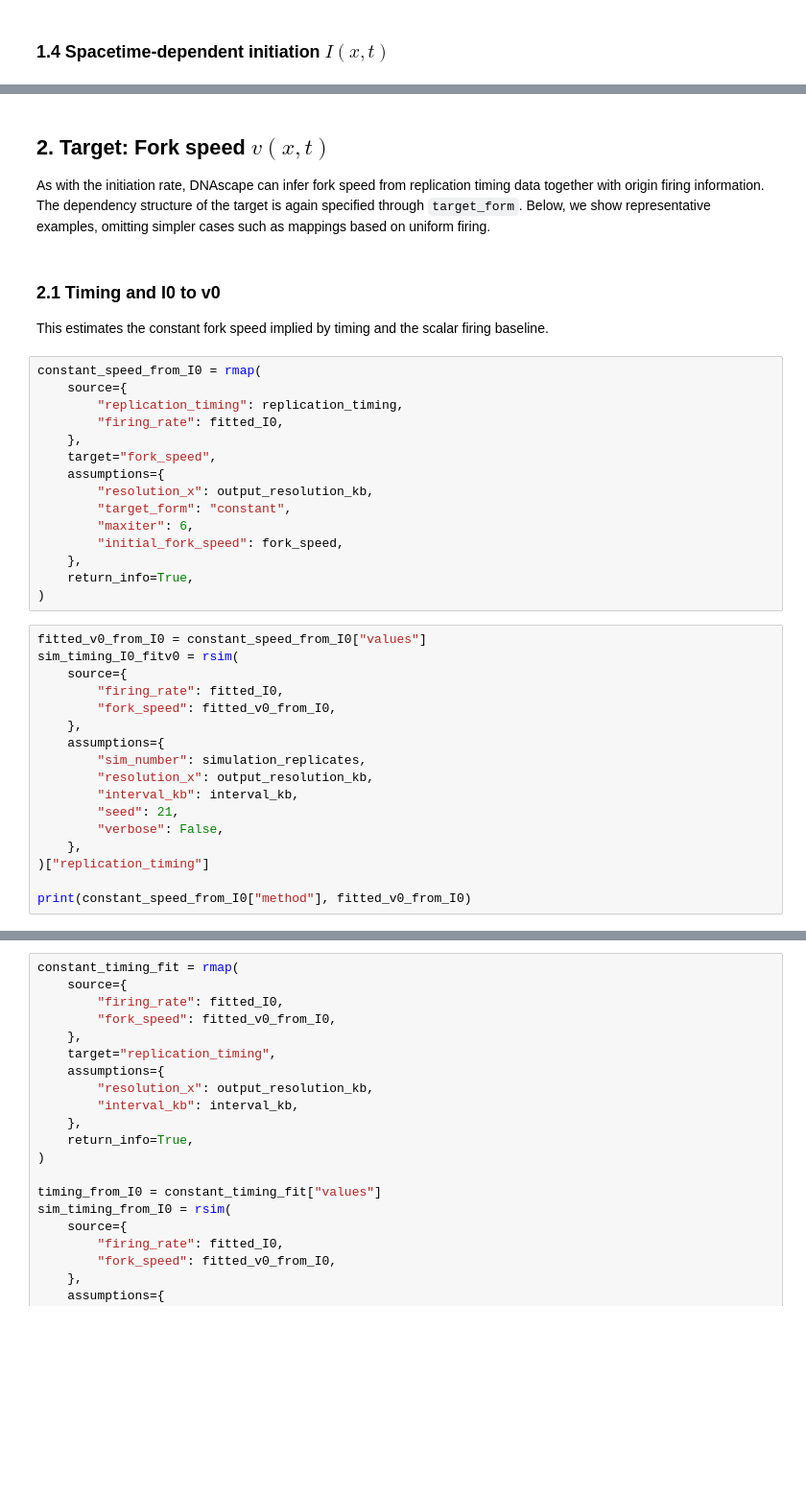
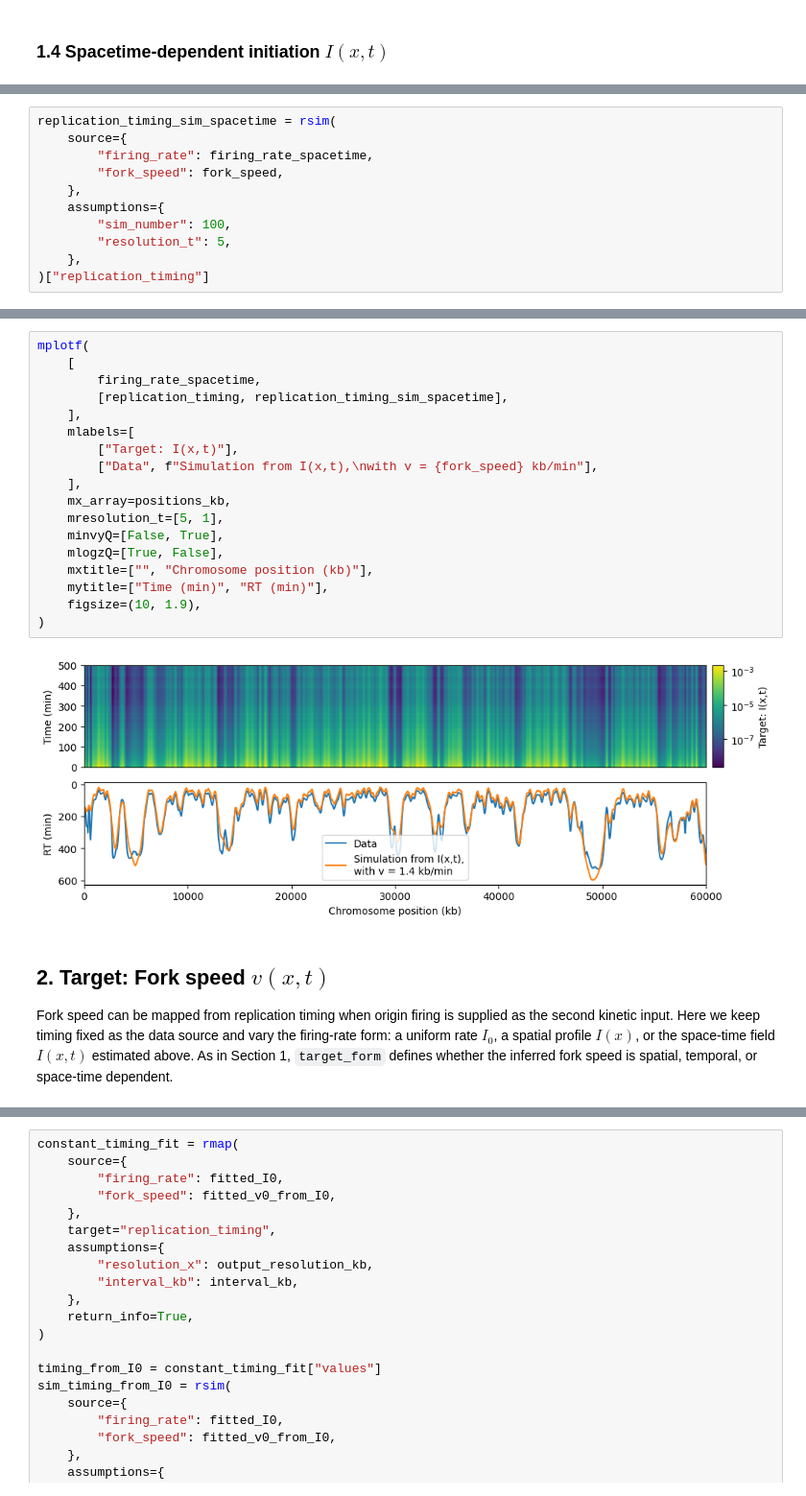
Before and after one commit to fberkemeier/DNAscape, a Jupyter notebook: examples/2_mapping.ipynb, the cells around one changed output, grey strips where cells are left out. Shown at 96% size. Drawn from its saved outputs; the diff is of its cells as text; blank space fills up the shorter version.

```diff
--- a/examples/2_mapping.ipynb
+++ b/examples/2_mapping.ipynb
@@ -196,0 +296,11 @@ mplotf(
+# %%
+replication_timing_sim_spacetime = rsim(
+    source={
+        "firing_rate": firing_rate_spacetime,
+        "fork_speed": fork_speed,
+    },
+    assumptions={
+        "sim_number": 100,
+        "resolution_t": 5,
+    },
+)["replication_timing"]
@@ -197,40 +309,24 @@ mplotf(
+# %%
+mplotf(
+    [
+        firing_rate_spacetime,
+        [replication_timing, replication_timing_sim_spacetime],
+    ],
+    mlabels=[
+        ["Target: I(x,t)"],
+        ["Data", f"Simulation from I(x,t),\nwith v = {fork_speed} kb/min"],
+    ],
+    mx_array=positions_kb,
+    mresolution_t=[5, 1],
+    minvyQ=[False, True],
+    mlogzQ=[True, False],
+    mxtitle=["", "Chromosome position (kb)"],
+    mytitle=["Time (min)", "RT (min)"],
+    figsize=(10, 1.9),
+)
+# %% [output]
+[figure, added]
 # %% [markdown]
 ## 2. Target: Fork speed $v(x,t)$
 
-As with the initiation rate, DNAscape can infer fork speed from replication timing data together with origin firing information. The dependency structure of the target is again specified through `target_form`. Below, we show representative examples, omitting simpler cases such as mappings based on uniform firing.
+Fork speed can be mapped from replication timing when origin firing is supplied as the second kinetic input. Here we keep timing fixed as the data source and vary the firing-rate form: a uniform rate $I_0$, a spatial profile $I(x)$, or the space-time field $I(x,t)$ estimated above. As in Section 1, `target_form` defines whether the inferred fork speed is spatial, temporal, or space-time dependent.
-# %% [markdown]
-### 2.1 Timing and I0 to v0
-
-This estimates the constant fork speed implied by timing and the scalar firing baseline.
-# %%
-constant_speed_from_I0 = rmap(
-    source={
-        "replication_timing": replication_timing,
-        "firing_rate": fitted_I0,
-    },
-    target="fork_speed",
-    assumptions={
-        "resolution_x": output_resolution_kb,
-        "target_form": "constant",
-        "maxiter": 6,
-        "initial_fork_speed": fork_speed,
-    },
-    return_info=True,
-)
-# %%
-fitted_v0_from_I0 = constant_speed_from_I0["values"]
-sim_timing_I0_fitv0 = rsim(
-    source={
-        "firing_rate": fitted_I0,
-        "fork_speed": fitted_v0_from_I0,
-    },
-    assumptions={
-        "sim_number": simulation_replicates,
-        "resolution_x": output_resolution_kb,
-        "interval_kb": interval_kb,
-        "seed": 21,
-        "verbose": False,
-    },
-)["replication_timing"]
-
-print(constant_speed_from_I0["method"], fitted_v0_from_I0)
```
Also changed, not shown: parts of 55 cells of this notebook, 3 other files.
